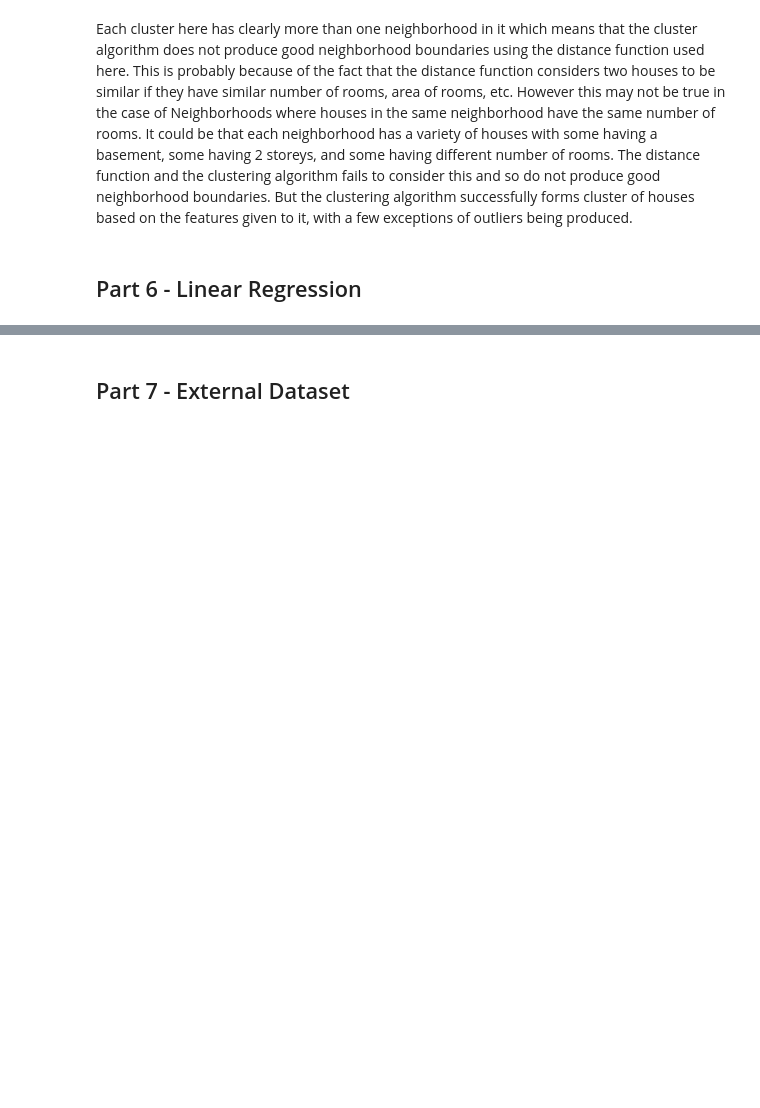
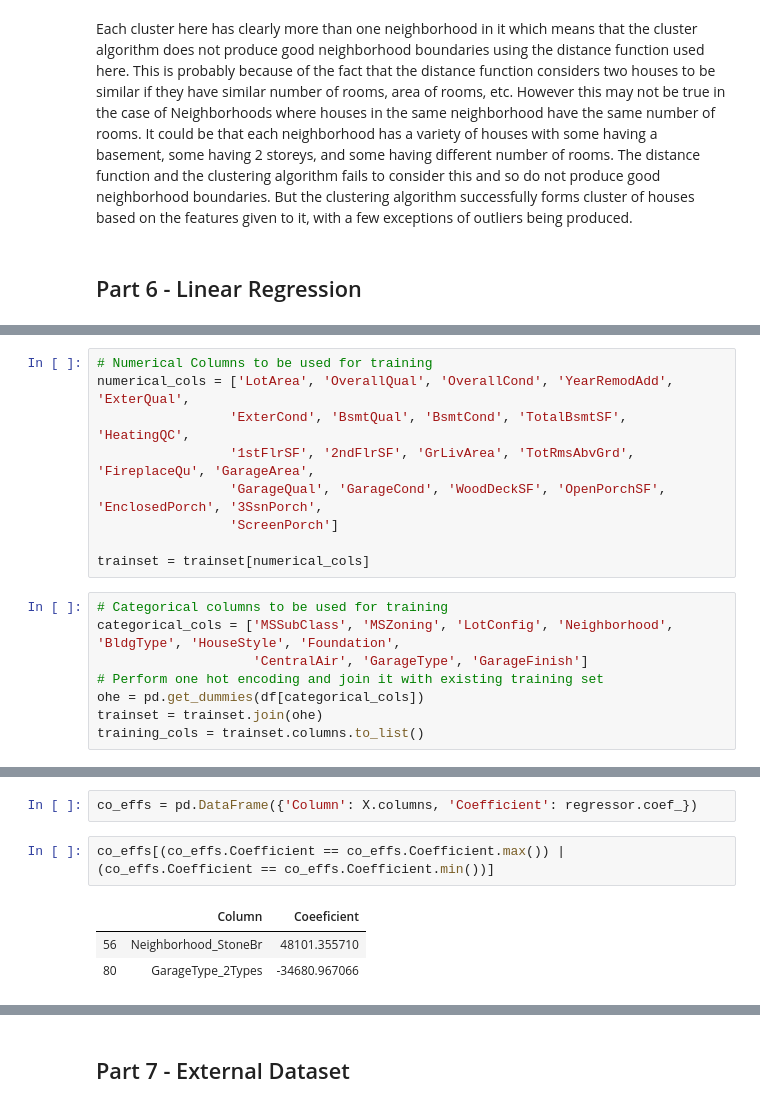
Before and after one commit to rmodi6/house-prices-advanced-regression, a Jupyter notebook: cse519_hw3_modi_ruchit_112685342.ipynb, the cells around one changed output, grey strips where cells are left out. Drawn from its saved outputs; the diff is of its cells as text; blank space fills up the shorter version.

```diff
--- a/cse519_hw3_modi_ruchit_112685342.ipynb
+++ b/cse519_hw3_modi_ruchit_112685342.ipynb
@@ -419,0 +434,17 @@ Each cluster here has clearly more than one neighborhood in it which means that
+# %%
+# Numerical Columns to be used for training
+numerical_cols = ['LotArea', 'OverallQual', 'OverallCond', 'YearRemodAdd', 'ExterQual',
+                 'ExterCond', 'BsmtQual', 'BsmtCond', 'TotalBsmtSF', 'HeatingQC',
+                 '1stFlrSF', '2ndFlrSF', 'GrLivArea', 'TotRmsAbvGrd', 'FireplaceQu', 'GarageArea',
+                 'GarageQual', 'GarageCond', 'WoodDeckSF', 'OpenPorchSF', 'EnclosedPorch', '3SsnPorch',
+                 'ScreenPorch']
+
+trainset = trainset[numerical_cols]
+# %%
+# Categorical columns to be used for training
+categorical_cols = ['MSSubClass', 'MSZoning', 'LotConfig', 'Neighborhood', 'BldgType', 'HouseStyle', 'Foundation',
+                    'CentralAir', 'GarageType', 'GarageFinish']
+# Perform one hot encoding and join it with existing training set
+ohe = pd.get_dummies(df[categorical_cols])
+trainset = trainset.join(ohe)
+training_cols = trainset.columns.to_list()
@@ -421,0 +473,8 @@ How well/badly does it work? Which are the most important variables?
+# %%
+co_effs = pd.DataFrame({'Column': X.columns, 'Coefficient': regressor.coef_})
+# %%
+co_effs[(co_effs.Coefficient == co_effs.Coefficient.max()) | (co_effs.Coefficient == co_effs.Coefficient.min())]
+# %% [output]
+|  | Column | Coeeficient |
+| 56 | Neighborhood_StoneBr | 48101.355710 |
+| 80 | GarageType_2Types | -34680.967066 |
```
Also changed, not shown: parts of 13 cells of this notebook, 1 other file.
